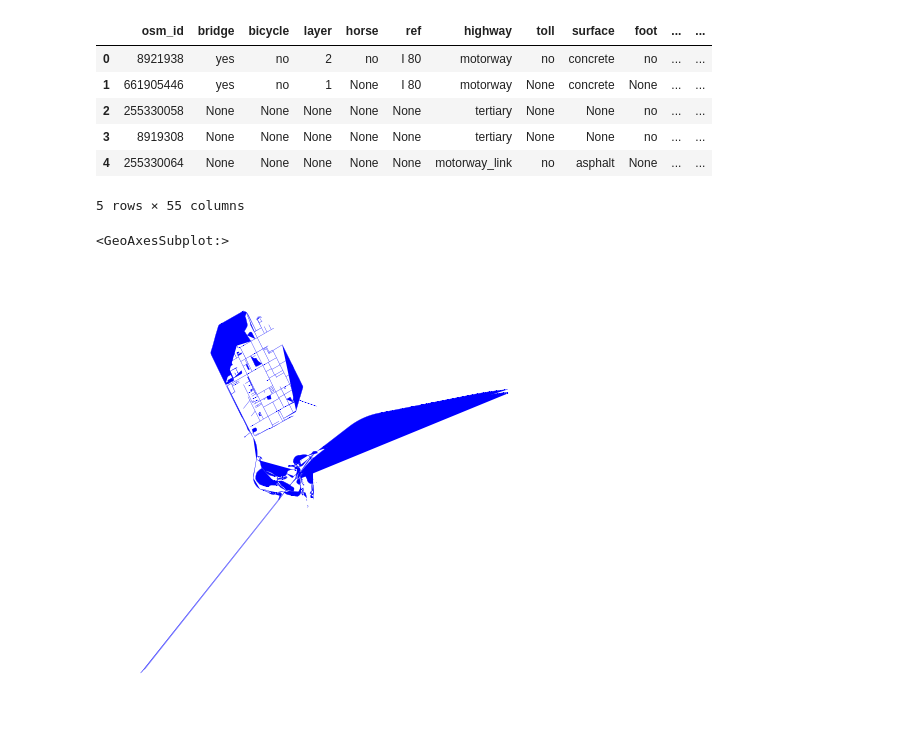
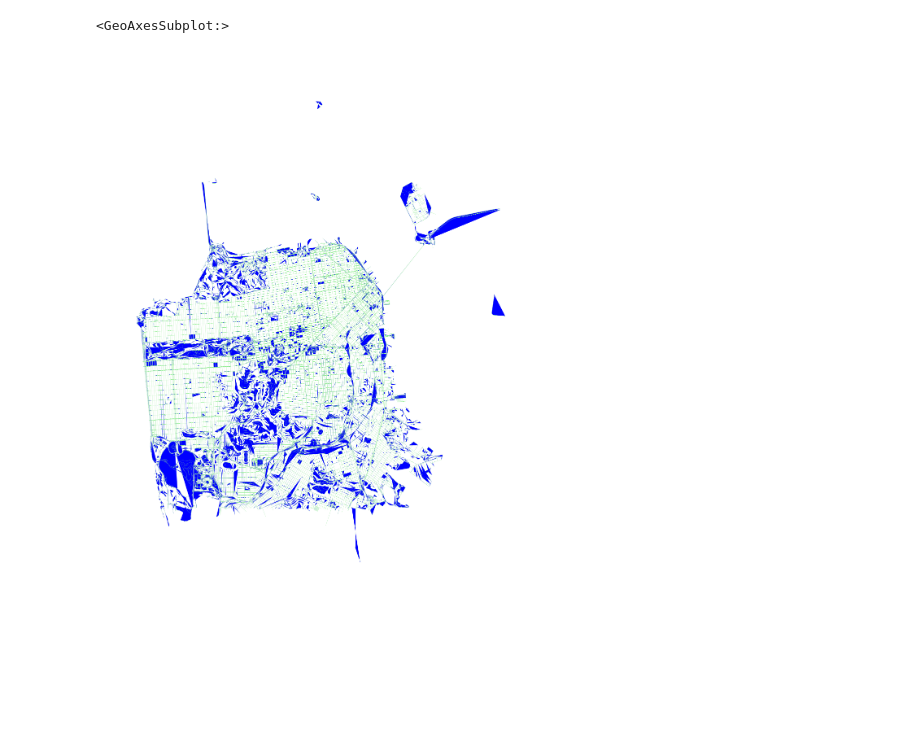
Before and after one commit to krajewskiML/DataEngineering, a Jupyter notebook: visualize_streets.ipynb, the cells around one changed output. Cells and saved outputs as stored; diff of their text form; code cells hidden in the pictures; blank space fills up the shorter version.

Commit message:
overpass api used to get roads of san fran

```diff
--- a/visualize_streets.ipynb
+++ b/visualize_streets.ipynb
@@ -5,18 +6,8 @@ import geoplot.crs as gcrs
 # %%
-street_data = gpd.read_file("roads.geojson")
+street_data_full = gpd.read_file("all_streets_overpass.geojson")
-# %%
-street_data.head()
-# %% [output]
-|  | osm_id | bridge | bicycle | layer | horse | ref | highway | toll | surface | foot | ... | ... |
-| 0 | 8921938 | yes | no | 2 | no | I 80 | motorway | no | concrete | no | ... | ... |
-| 1 | 661905446 | yes | no | 1 | None | I 80 | motorway | None | concrete | None | ... | ... |
-| 2 | 255330058 | None | None | None | None | None | tertiary | None | None | no | ... | ... |
-| 3 | 8919308 | None | None | None | None | None | tertiary | None | None | no | ... | ... |
-| 4 | 255330064 | None | None | None | None | None | motorway_link | no | asphalt | None | ... | ... |
-5 rows × 55 columns
 # %%
-geoplot.polyplot(street_data, projection=gcrs.AlbersEqualArea(), edgecolor='blue', facecolor='blue', linewidth=.3,
-    figsize=(12, 8))
+geoplot.polyplot(street_data_full, projection=gcrs.AlbersEqualArea(), edgecolor='lightgreen', facecolor='blue', linewidth=.3,
+    figsize=(25, 25))
 # %% [output]
 <GeoAxesSubplot:>
-[figure, old version]
+[figure, new version]
```
Also changed, not shown: parts of 10 cells of this notebook, 3 other files.
